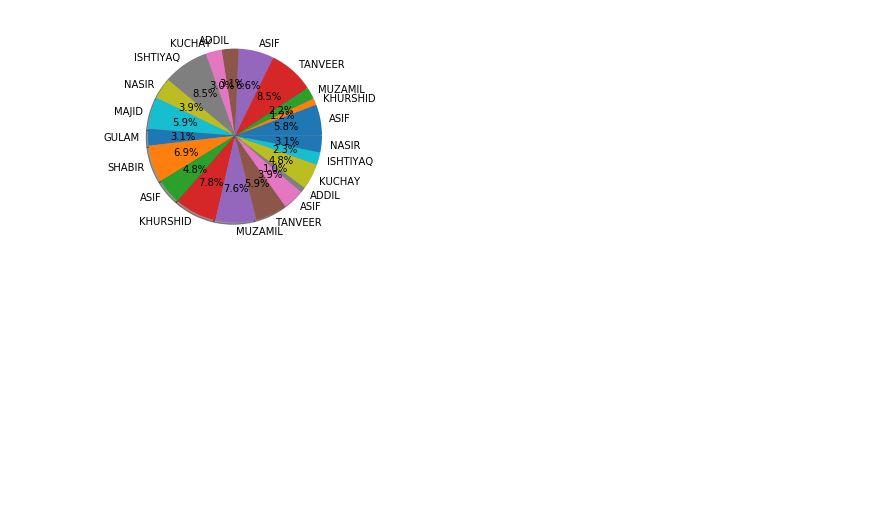
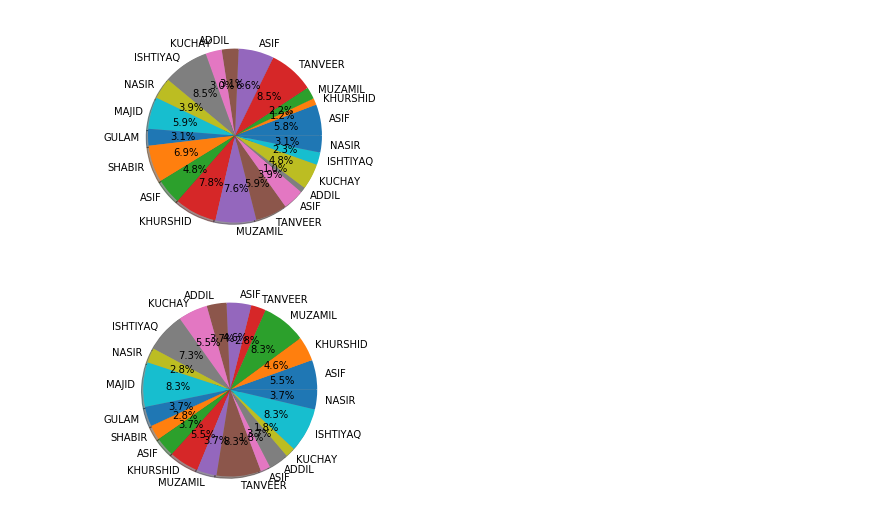
Before and after one commit to 16tec2cs017/Tr_programs, a Jupyter notebook: data_visualization_1.ipynb, the cells around one changed output. Drawn from its saved outputs; the diff is of its cells as text; code cells hidden in the pictures; blank space fills up the shorter version.

Commit message:
visualize data graphs i)  take input from  a file where you have 4 rows and 5 columns ii)  columns having - student_name , marks , age , contact , study_hours iii)  visualize this data as pie chart

```diff
--- a/data_visualization_1.ipynb
+++ b/data_visualization_1.ipynb
@@ -29,3 +29,8 @@ plt.pie(df.Marks, labels=df.Student_name,shadow=True, autopct='%1.1f%%')
 plt.show()
 # %% [output]
 [figure]
+# %%
+plt.pie(df.Study_Hours, labels=df.Student_name,shadow=True, autopct='%1.1f%%')
+plt.show()
+# %% [output]
+[figure, added]
```
Also changed, not shown: parts of 2 cells of this notebook.
